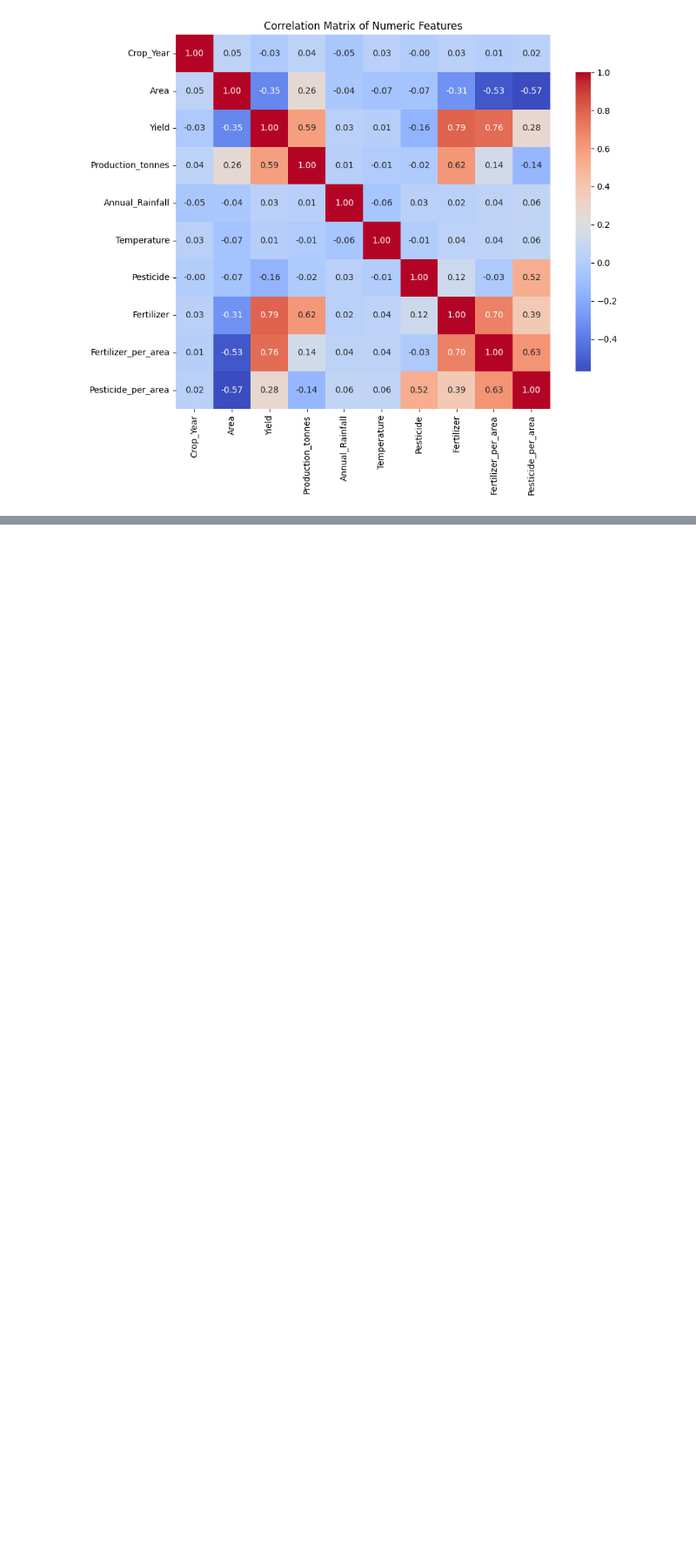
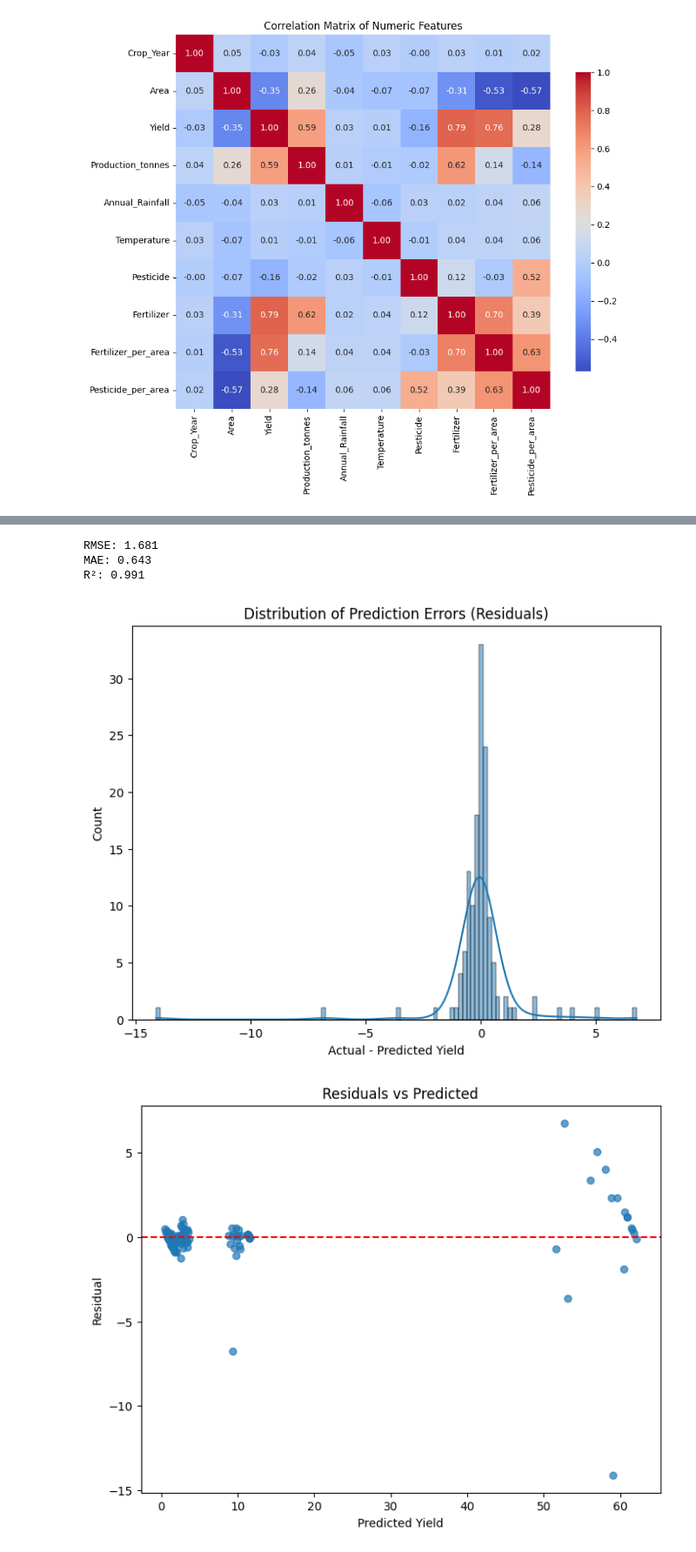
Before and after one commit to tarun1208/BasicML, a Jupyter notebook: Untitled1.ipynb, the cells around one changed output, grey strips where cells are left out. Shown at 87% size. Drawn from its saved outputs; the diff is of its cells as text; code cells hidden in the pictures; blank space fills up the shorter version.

```diff
--- a/Untitled1.ipynb
+++ b/Untitled1.ipynb
@@ -179,0 +231,31 @@ Pesticide_per_area                 0.627               1.000
+# %%
+mse = mean_squared_error(y_test, y_pred)
+rmse = np.sqrt(mse)
+mae = mean_absolute_error(y_test, y_pred)
+r2 = r2_score(y_test, y_pred)
+
+print(f"\nRMSE: {rmse:.3f}")
+print(f"MAE: {mae:.3f}")
+print(f"R²: {r2:.3f}")
+# %% [output]
+RMSE: 1.681
+MAE: 0.643
+R²: 0.991
+# %%
+residuals = y_test - y_pred
+plt.figure(figsize=(8,6))
+sns.histplot(residuals, kde=True)
+plt.title("Distribution of Prediction Errors (Residuals)")
+plt.xlabel("Actual - Predicted Yield")
+plt.show()
+
+plt.figure(figsize=(8,6))
+plt.scatter(y_pred, residuals, alpha=0.7)
+plt.axhline(0, color="r", linestyle="--")
+plt.xlabel("Predicted Yield")
+plt.ylabel("Residual")
+plt.title("Residuals vs Predicted")
+plt.show()
+# %% [output]
+[figure, added]
+[figure, added]
```
Also changed, not shown: parts of 7 cells of this notebook.
